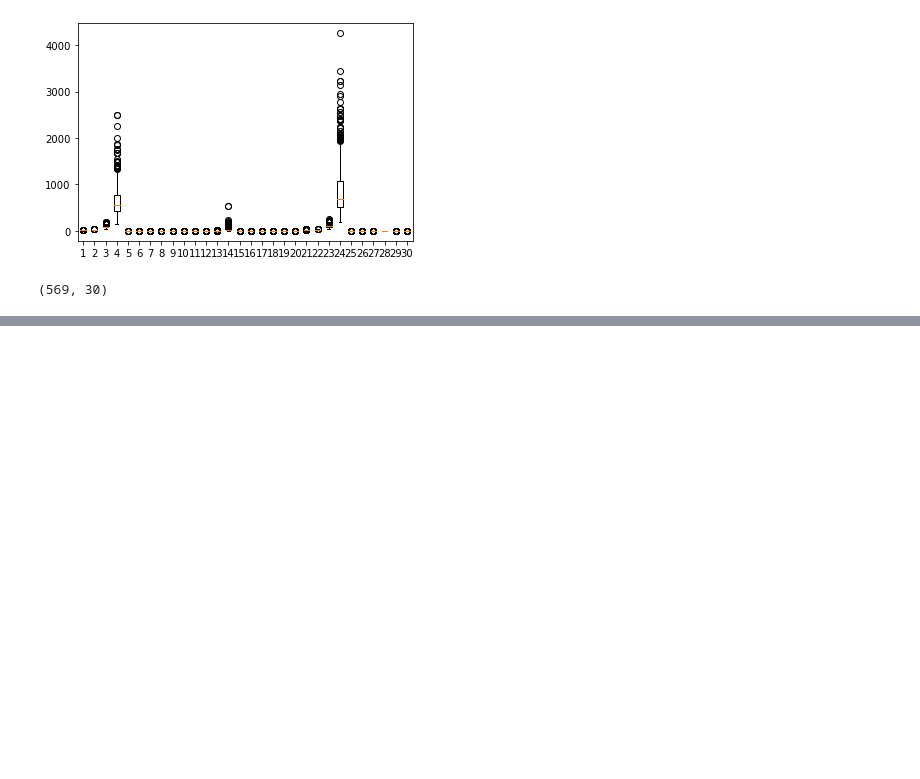
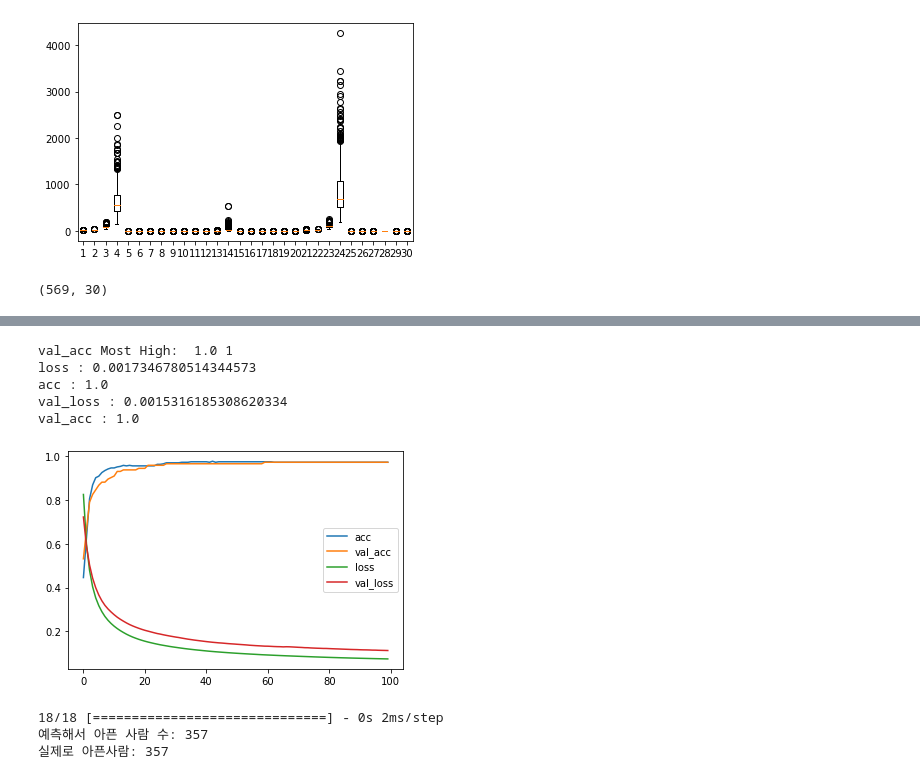
Before and after one commit to LOGRED/-PCU_2022-3_deepLearning, a Jupyter notebook: 0628/3.ipynb, the cells around one changed output, grey strips where cells are left out. Saved outputs shown, nothing was run; the diff lists cells and outputs as text; code cells hidden in the pictures; blank space fills up the shorter version.

```diff
--- a/0628/3.ipynb
+++ b/0628/3.ipynb
@@ -100,0 +177,37 @@ plt.legend(['loss', 'acc'])
+# %%
+a = 0
+c = 0
+for i in model.history.history['val_acc']:
+    c += 1;
+    if(a < i):
+        a = i
+        p = c
+
+print('val_acc Most High: ', a, p)
+
+for i in model.history.history.keys():
+ print(i, ':' , model.history.history[i][p])
+# %% [output]
+val_acc Most High:  1.0 1
+loss : 0.0017346780514344573
+acc : 1.0
+val_loss : 0.0015316185308620334
+val_acc : 1.0
+# %%
+plt.plot(h['acc'])
+plt.plot(h['val_acc'])
+plt.plot(h['loss'])
+plt.plot(h['val_loss'])
+plt.legend(['acc', 'val_acc', 'loss', 'val_loss']);
+# %% [output]
+[figure, added]
+# %%
+pred_y = model.predict(X_norm)
+# display(pred_y, y)
+
+print("예측 값:", np.count_nonzero(pred_y > 0.09))
+print("실제 값:", np.count_nonzero(y))
+# %% [output]
+18/18 [==============================] - 0s 2ms/step
+예측해서 아픈 사람 수: 357
+실제로 아픈사람: 357
```
Also changed, not shown: parts of 14 cells of this notebook, 1 other file.
